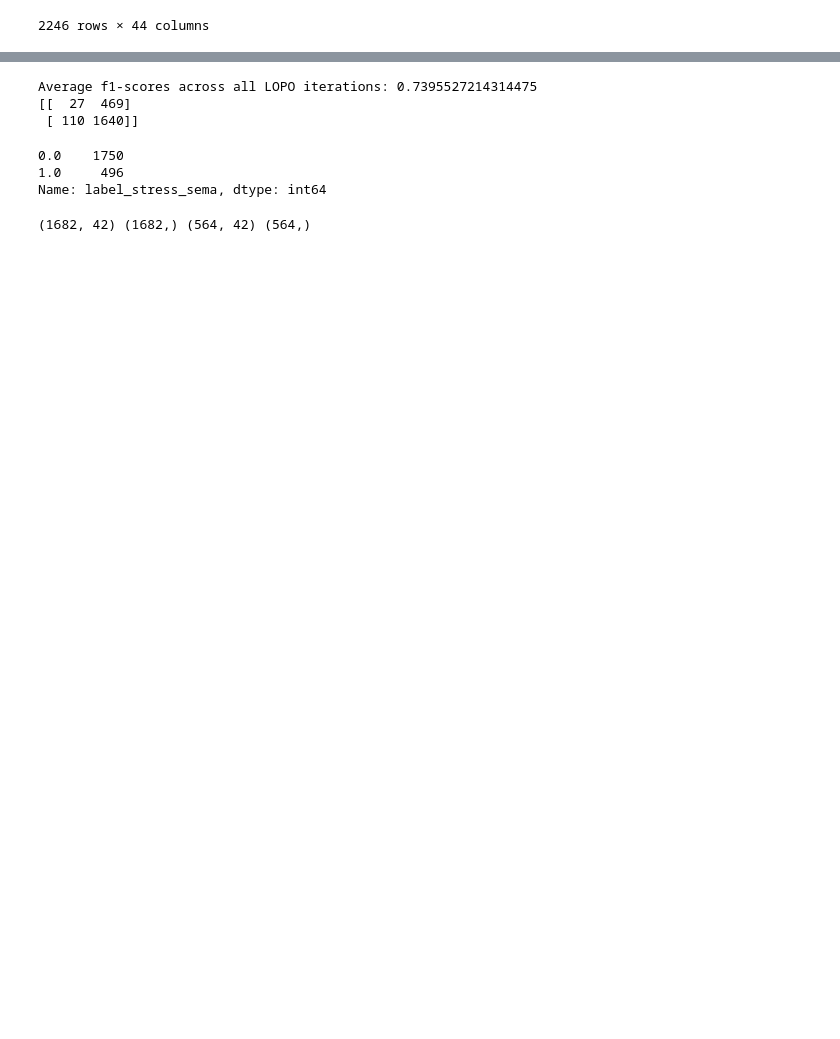
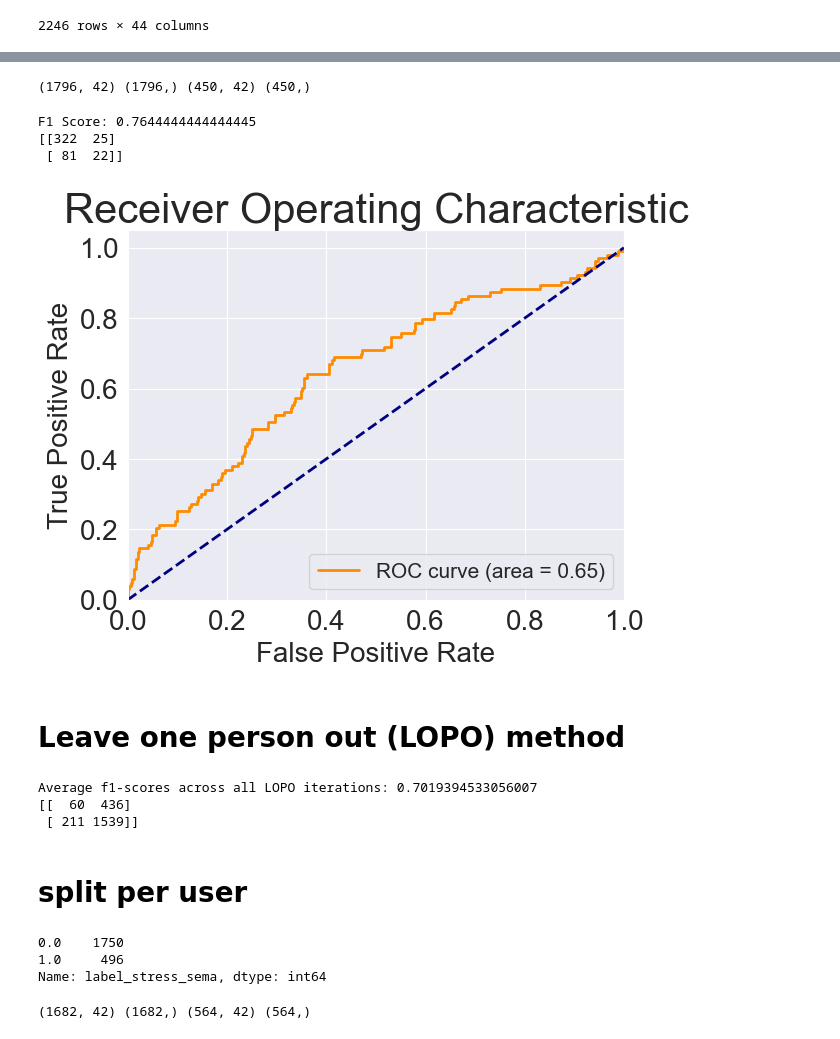
Before and after one commit to kcristinaa/-un-fairness-evaluation, a Jupyter notebook: notebooks_models/lifesnaps_generic_models_predict_sema.ipynb, the cells around one changed output, grey strips where cells are left out. Cells and saved outputs as stored; diff of their text form; code cells hidden in the pictures; blank space fills up the shorter version.

```diff
--- a/notebooks_models/lifesnaps_generic_models_predict_sema.ipynb
+++ b/notebooks_models/lifesnaps_generic_models_predict_sema.ipynb
@@ -80,0 +84,14 @@ df
+# %%
+X = df.drop(['label_stress_sema', 'id'], axis=1)  # Features
+y = df['label_stress_sema']  # Target variable
+X_train, X_test, y_train, y_test = train_test_split(X, y, test_size=0.2, random_state=42)
+# %%
+print(X_train.shape, y_train.shape, X_test.shape, y_test.shape)
+# %% [output]
+(1796, 42) (1796,) (450, 42) (450,)
+# %%
+# Initialize SMOTE
+smote = SMOTE(random_state=42)
+# Fit SMOTE to the training data
+X_train_smote, y_train_smote = smote.fit_resample(X_train, y_train)
+# Now X_train_smote and y_train_smote have balanced classes
@@ -81,3 +101,37 @@ df
+# %%
+clf.fit(X_train_smote, y_train_smote)
+y_pred = clf.predict(X_test)
+
+f1 = f1_score(y_test, y_pred, average='micro')
+print(f"F1 Score: {f1}")
+print(confusion_matrix(y_test, y_pred))
+# %% [output]
+F1 Score: 0.7644444444444445
+[[322  25]
+ [ 81  22]]
+# %%
+# Predict probabilities
+y_scores = clf.predict_proba(X_test)[:, 1]  # get the probability of class 1
+
+# Compute ROC curve and AUC
+fpr, tpr, thresholds = roc_curve(y_test, y_scores)
+roc_auc = auc(fpr, tpr)
+
+# Plotting the ROC curve
+plt.figure()
+plt.plot(fpr, tpr, color='darkorange', lw=2, label='ROC curve (area = %0.2f)' % roc_auc)
+plt.plot([0, 1], [0, 1], color='navy', lw=2, linestyle='--')
+plt.xlim([0.0, 1.0])
+plt.ylim([0.0, 1.05])
+plt.xlabel('False Positive Rate')
+plt.ylabel('True Positive Rate')
+plt.title('Receiver Operating Characteristic')
+plt.legend(loc="lower right")
+plt.show()
+# %% [output]
+[figure, added]
+# %% [markdown]
+# Leave one person out (LOPO) method
 # %%
 X = df.drop(['label_stress_sema', 'id'], axis=1)  # Features
 y = df['label_stress_sema']  # Target variable
@@ -99,7 +153,7 @@ for train_idx, test_idx in cv.split(X, y, groups):
     smote = SMOTE(random_state=42)
     X_train_smote, y_train_smote = smote.fit_resample(X_train, y_train)
 
-    model.fit(X_train, y_train)
+    model.fit(X_train_smote, y_train_smote)
     y_pred = model.predict(X_test)
     score = f1_score(y_test, y_pred, average='micro')
     scores.append(score)
@@ -112,9 +166,11 @@ print(f'Average f1-scores across all LOPO iterations: {average_score}')
 total_confusion_matrix = np.sum(confusion_matrices, axis=0)
 print(total_confusion_matrix)
 # %% [output]
-Average f1-scores across all LOPO iterations: 0.7395527214314475
-[[  27  469]
- [ 110 1640]]
+Average f1-scores across all LOPO iterations: 0.7019394533056007
+[[  60  436]
+ [ 211 1539]]
+# %% [markdown]
+# split per user
 # %%
 df['label_stress_sema'].value_counts()
 # %% [output]
```
Also changed, not shown: parts of 12 cells of this notebook, 2 other files.
